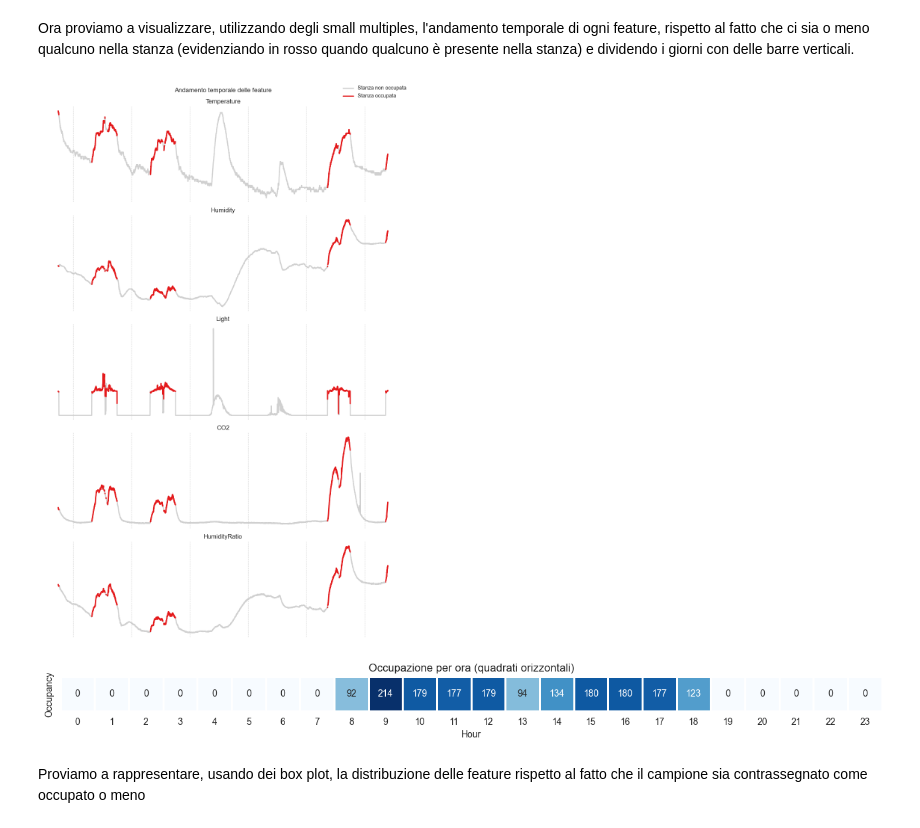
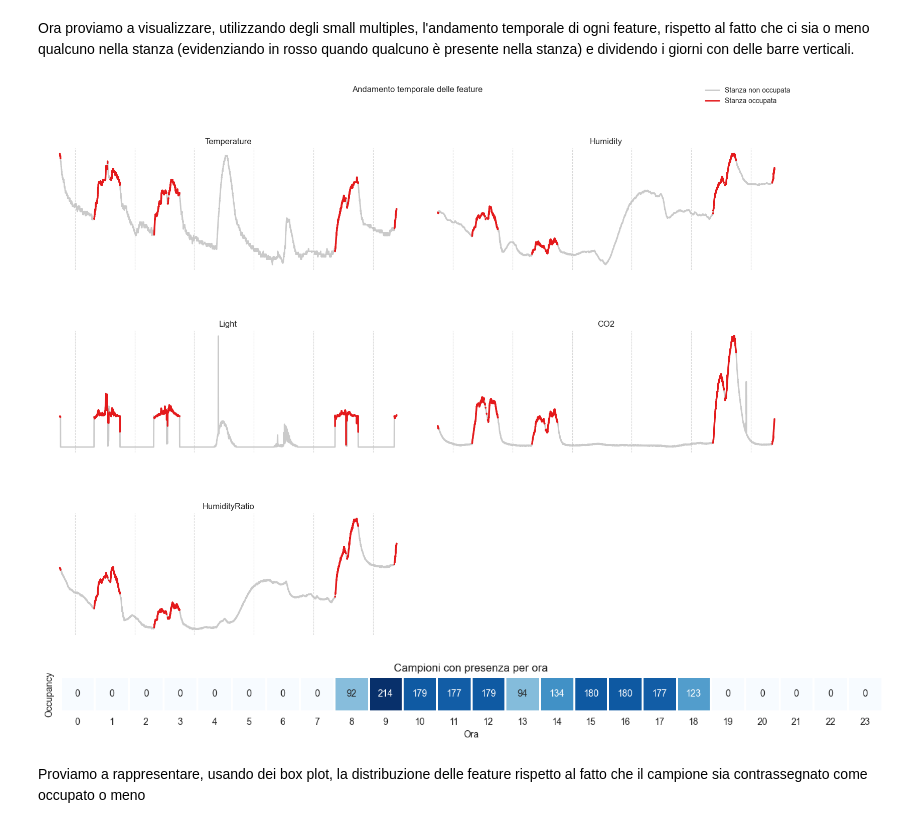
Before and after one commit to gabrielee20/roomoccupation, a Jupyter notebook: visualization.ipynb, the cells around one changed output. Drawn from its saved outputs; the diff is of its cells as text; code cells hidden in the pictures.

Commit message:
Modificato layout del grafico, aggiunti commenti e immagini dei grafici

```diff
--- a/visualization.ipynb
+++ b/visualization.ipynb
@@ -54,64 +54,74 @@ Notiamo dal barchart che si ha una particolare presenza il lunedì, il giovedì
 # %% [markdown]
 Ora proviamo a visualizzare, utilizzando degli small multiples, l'andamento temporale di ogni feature, rispetto al fatto che ci sia o meno qualcuno nella stanza (evidenziando in rosso quando qualcuno è presente nella stanza) e dividendo i giorni con delle barre verticali.
 # %%
-# stile minimale
-plt.rcParams['axes.facecolor'] = 'white'
-plt.rcParams['figure.facecolor'] = 'white'
-
-# configurazione colori
+# definiamo i colori per il grafico
 grey = '#bdbdbd'
 red = '#e41a1c'
 
-# seleziona feature numeriche (escludi date, weekday, Occupancy)
-features = [c for c in X.columns if c not in ['date', 'weekday', 'Occupancy']]
+# selezioniamo solo le feature numeriche ed escludiamo l'Occupancy, che mostriamo con il colore "red"
+features = [c for c in X.columns if c not in ['date', 'weekday', 'Occupancy', 'Hour']]
 
-# layout dei subplot
+# definiamo la griglia che conterrà gli small multiples, indicando dimensioni e padding
 n = len(features)
-columns = 1
-rows = math.ceil(n / columns)
-fig, axes = plt.subplots(rows, columns, figsize=(10 * columns, 3 * rows), squeeze=False)
-axes = axes.ravel()
+fig, axes = plt.subplots(3, 2, figsize=(15, 10), constrained_layout=True)
+fig.set_constrained_layout_pads(hspace=0.3)
+axes = axes.flatten()
 
+# aggiungiamo agli assi di tutti gli small multiple il rispettivo grafico
 for ax, feat in zip(axes, features):
     sub = X[['date', 'Occupancy', feat]].sort_values('date').dropna(subset=['date', feat])
 
-    # disegna la serie completa in grigio
-    ax.plot(sub['date'], sub[feat], color=grey, alpha=0.7, linewidth=2)
+    # disegniamo il grafico completo in grigio
+    ax.plot(sub['date'], sub[feat], color=grey, alpha=0.8, linewidth=2)
 
-    # trova blocchi continui dove Occupancy == 1 e disegna solo quei segmenti in rosso
+    # costruiamo una maschera binaria per trovare i "blocchi" di grafico dove Occupancy è uguale ad 1
     mask = sub['Occupancy'] == 1
-    # ogni volta che mask cambia, si crea un nuovo gruppo
+
+    # ogni volta che la maschera cambia, creiamo un nuovo gruppo
+    # (facciamo uno shift in modo da confrontare, utilizzando NEQ,
+    # ogni campione con il precedente, così da capire dove inizia una sere
+    # di valori con Occupancy 1 o 0, poi, utilizzando cumsum, a ogni sequenza
+    # di valori con Occupancy uguale, viene "assegnato" un numero diverso,
+    # in modo da poter ottenere dei gruppi su "sub", utilizzando groupby)
     groups = mask.ne(mask.shift(fill_value=False)).cumsum()
     for _, grp in sub.groupby(groups):
+        #Controlliamo se il gruppo ha valori con Occupancy ad 1 (ci basta guardare il primo campione)
         if grp['Occupancy'].iloc[0] == 1:
+            #In tal caso disegniamo un grafico rosso sopra a quello grigio
             ax.plot(grp['date'], grp[feat], color=red, alpha=1.0, linewidth=2.5)
 
-    # linee verticali a mezzanotte
+    # disegniamo delle righe verticali tratteggiate a mezzanotte
     days = pd.to_datetime(sub['date'].dt.normalize().unique())
     y_min, y_max = ax.get_ylim()
     for day in days:
         t = day
         if sub['date'].iloc[0] <= t <= sub['date'].iloc[-1]:
             ax.axvline(t, color=grey, linestyle='--', linewidth=0.8, alpha=0.6)
 
     ax.set_title(feat)
-    # rimuovi bordi e tacche per uno stile minimale
+
+    # rimuoviamo bordi e griglie per uno stile minimale
     for spine in ax.spines.values():
         spine.set_visible(False)
+
     ax.tick_params(left=False, bottom=False, labelleft=False, labelbottom=False)
     ax.set_xlabel('')
     ax.set_ylabel('')
 
-# legenda senza bordo
+# eliminiamo gli assi non necessari
+for i in range(len(features), len(axes)):
+    fig.delaxes(axes[i])
+
+
+# inseriamo la legenda
 handle0 = mlines.Line2D([], [], color=grey, label='Stanza non occupata', linewidth=2, alpha=0.8)
 handle1 = mlines.Line2D([], [], color=red, label='Stanza occupata', linewidth=2)
 fig.legend(handles=[handle0, handle1], loc='upper right', frameon=False)
-fig.suptitle('Andamento temporale delle feature', y=0.99)
-plt.tight_layout()
-plt.savefig("./plots/andamento_temporale_features.png")
+fig.suptitle('Andamento temporale delle feature', y=1.1)
+plt.savefig("./plots/andamento_temporale_features.png", bbox_inches='tight',  transparent=True)
 plt.show()
 # %% [output]
-[figure, old version]
+[figure, new version]
 # %%
 import seaborn as sns
 import matplotlib.pyplot as plt
@@ -140,11 +150,12 @@ sns.heatmap(
     fmt="d"
 )
 
-plt.title("Occupazione per ora (quadrati orizzontali)")
-plt.xlabel("Hour")
+plt.title("Campioni con presenza per ora")
+plt.xlabel("Ora")
+plt.savefig("./plots/heatmap_campioni_per_ora.png", transparent=True)
 plt.show()
 # %% [output]
-[figure, old version]
+[figure, new version]
 # %% [markdown]
 Proviamo a rappresentare, usando dei box plot, la distribuzione delle feature rispetto al fatto che il campione sia contrassegnato come occupato o meno
 # %%
```
Also changed, not shown: 2 other files.
